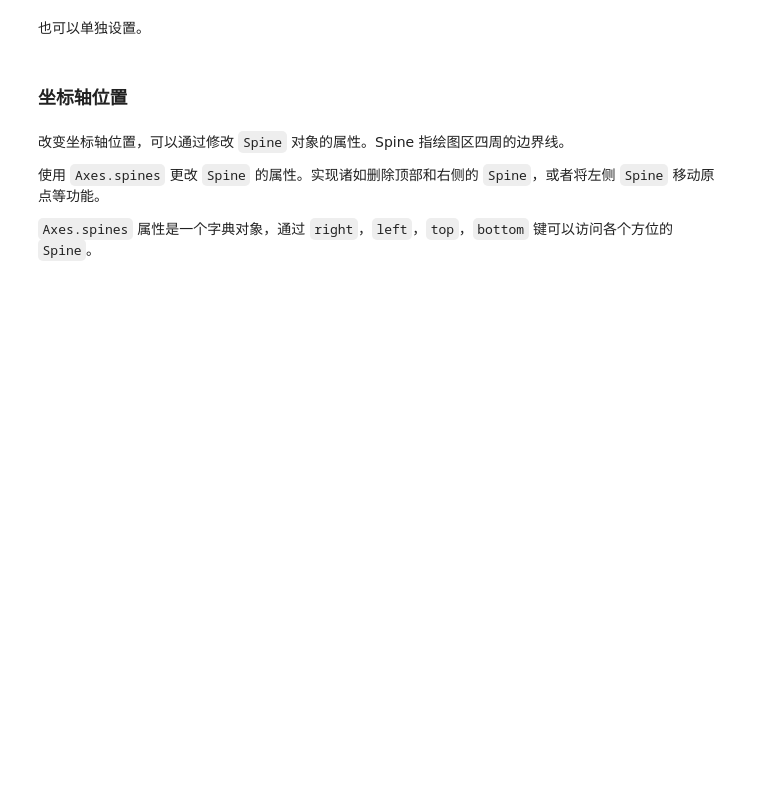
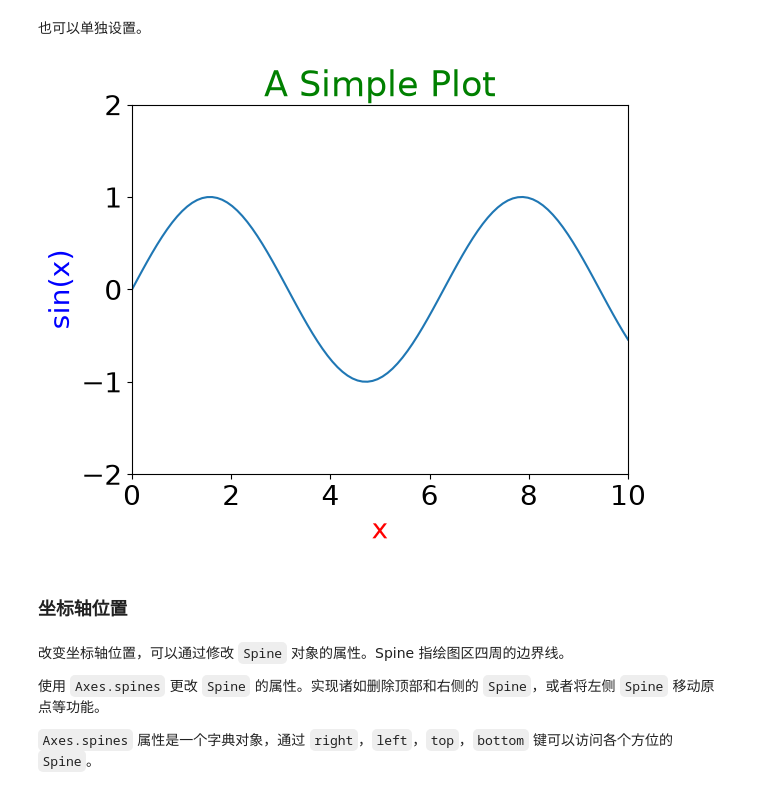
Before and after one commit to SagaxMaxwell/code, a Jupyter notebook: src/python_notes/tutorials/data_analysis/matplotlib.ipynb, the cells around one changed output. Drawn from its saved outputs; the diff is of its cells as text; code cells hidden in the pictures; blank space fills up the shorter version.

```diff
--- a/src/python_notes/tutorials/data_analysis/matplotlib.ipynb
+++ b/src/python_notes/tutorials/data_analysis/matplotlib.ipynb
@@ -216,12 +275,14 @@ ax.plot()
 # %%
 ax = plt.axes()
 ax.plot(x, np.sin(x))
 ax.set_xlim(0, 10)
 ax.set_ylim(-2, 2)
 ax.set_xlabel('x', color='red', fontsize=20)
 ax.set_ylabel('sin(x)', color='blue', fontsize=20)
-ax.set_title('A Simple Plot', color='green', fontsize=25, fontfamily='Times New Roman')
+ax.set_title('A Simple Plot', color='green', fontsize=25, fontfamily='Liberation Serif')
 ax.tick_params(labelsize=20)
+# %% [output]
+[figure, added]
 # %% [markdown]
 ### 坐标轴位置
 # %% [markdown]
```
Also changed, not shown: parts of 61 cells of this notebook, 14 other files.
